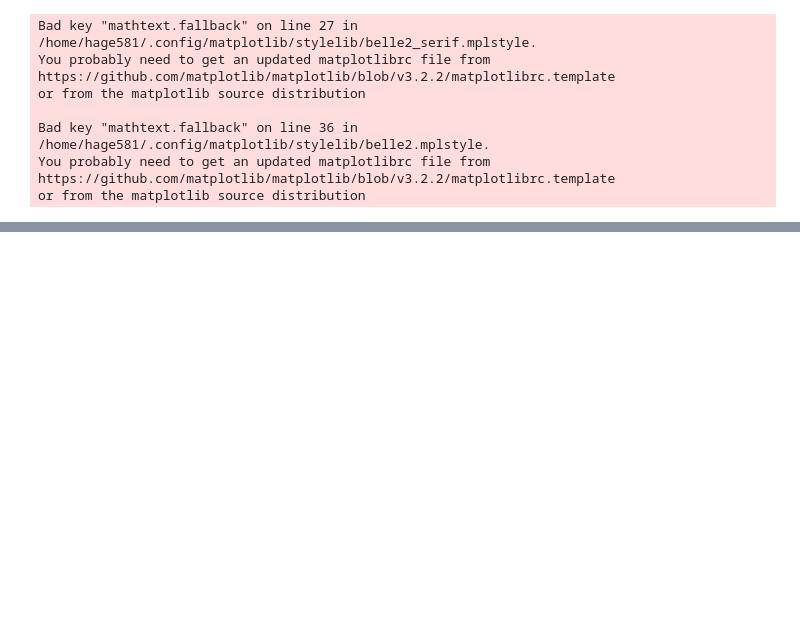
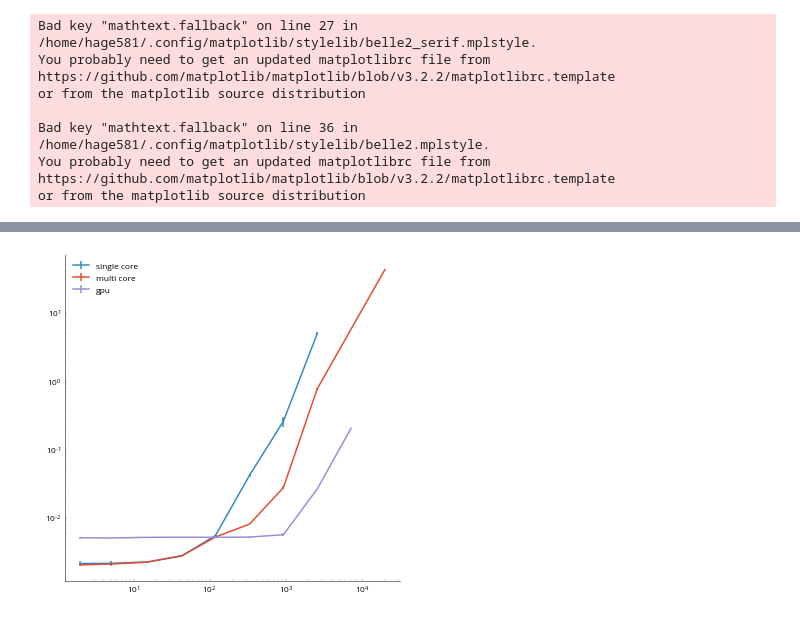
Before and after one commit to pnnl/DDKS, a Jupyter notebook: notebooks/xdks_timing.ipynb, the cells around one changed output, grey strips where cells are left out. Saved outputs shown, nothing was run; the diff lists cells and outputs as text; code cells hidden in the pictures; blank space fills up the shorter version.

```diff
--- a/notebooks/xdks_timing.ipynb
+++ b/notebooks/xdks_timing.ipynb
@@ -196,0 +258,25 @@ plt.show()
+# %%
+plt.figure(figsize=(6, 6))
+for i, method in enumerate(methods_list):
+    for j, dataset in enumerate(datasets):
+        if 'ddKS' in method.name:
+            mean_times = np.mean(times_single[i, j, ...], axis=1)
+            std_times = np.std(times_single[i, j, ...], axis=1)
+            plt.errorbar(sample_sizes, mean_times, yerr=std_times, label='single core')
+for i, method in enumerate(methods_list):
+    for j, dataset in enumerate(datasets):
+        if 'ddKS' in method.name:
+            mean_times = np.mean(times[i, j, ...], axis=1)
+            std_times = np.std(times[i, j, ...], axis=1)
+            plt.errorbar(sample_sizes, mean_times, yerr=std_times,  label='multi core')
+for i, method in enumerate(methods_list):
+    for j, dataset in enumerate(datasets):
+        if 'ddKS' in method.name:
+            mean_times = np.mean(times_gpu[i, j, ...], axis=1)
+            std_times = np.std(times_gpu[i, j, ...], axis=1)
+            plt.errorbar(sample_sizes, mean_times, yerr=std_times,  label='gpu')
+plt.legend()
+plt.loglog()
+plt.show()
+# %% [output]
+[figure, added]
```
Also changed, not shown: parts of 7 cells of this notebook, 2 other files.
